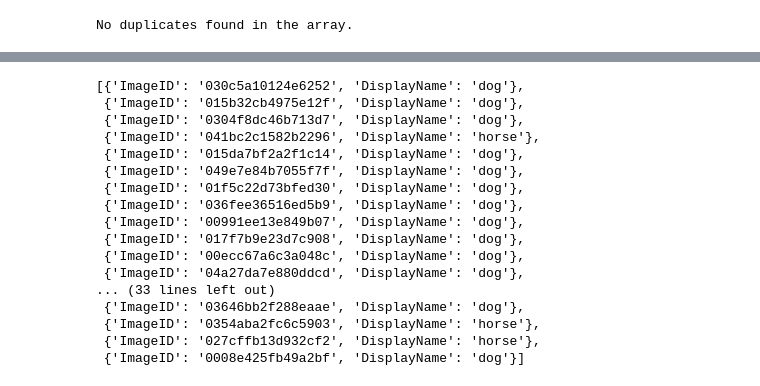
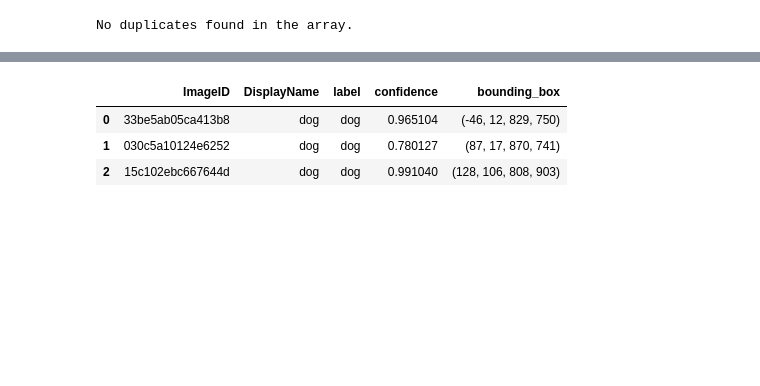
Before and after one commit to nataliasm23/veryfymy, a Jupyter notebook: horse_dog_detect.ipynb, the cells around one changed output, grey strips where cells are left out. Cells and saved outputs as stored; diff of their text form; code cells hidden in the pictures; blank space fills up the shorter version.

```diff
--- a/horse_dog_detect.ipynb
+++ b/horse_dog_detect.ipynb
@@ -310,21 +268,9 @@ filtered_df
-# %%
-result_dict = filtered_df.apply(lambda x: x.str.lower()).to_dict('records')
-result_dict
-# %% [output]
-[{'ImageID': '030c5a10124e6252', 'DisplayName': 'dog'},
- {'ImageID': '015b32cb4975e12f', 'DisplayName': 'dog'},
- {'ImageID': '0304f8dc46b713d7', 'DisplayName': 'dog'},
- {'ImageID': '041bc2c1582b2296', 'DisplayName': 'horse'},
- {'ImageID': '015da7bf2a2f1c14', 'DisplayName': 'dog'},
- {'ImageID': '049e7e84b7055f7f', 'DisplayName': 'dog'},
- {'ImageID': '01f5c22d73bfed30', 'DisplayName': 'dog'},
- {'ImageID': '036fee36516ed5b9', 'DisplayName': 'dog'},
- {'ImageID': '00991ee13e849b07', 'DisplayName': 'dog'},
- {'ImageID': '017f7b9e23d7c908', 'DisplayName': 'dog'},
- {'ImageID': '00ecc67a6c3a048c', 'DisplayName': 'dog'},
- {'ImageID': '04a27da7e880ddcd', 'DisplayName': 'dog'},
-... (33 lines left out)
- {'ImageID': '03646bb2f288eaae', 'DisplayName': 'dog'},
- {'ImageID': '0354aba2fc6c5903', 'DisplayName': 'horse'},
- {'ImageID': '027cffb13d932cf2', 'DisplayName': 'horse'},
- {'ImageID': '0008e425fb49a2bf', 'DisplayName': 'dog'}]
+# %%
+final = filtered_df.merge(pd.DataFrame(predictions), how='left', on='ImageID')
+final.dropna().head(3)
+# final.info()
+# %% [output]
+|  | ImageID | DisplayName | label | confidence | bounding_box |
+| 0 | 33be5ab05ca413b8 | dog | dog | 0.965104 | (-46, 12, 829, 750) |
+| 1 | 030c5a10124e6252 | dog | dog | 0.780127 | (87, 17, 870, 741) |
+| 2 | 15c102ebc667644d | dog | dog | 0.991040 | (128, 106, 808, 903) |
```
Also changed, not shown: parts of 7 cells of this notebook.
